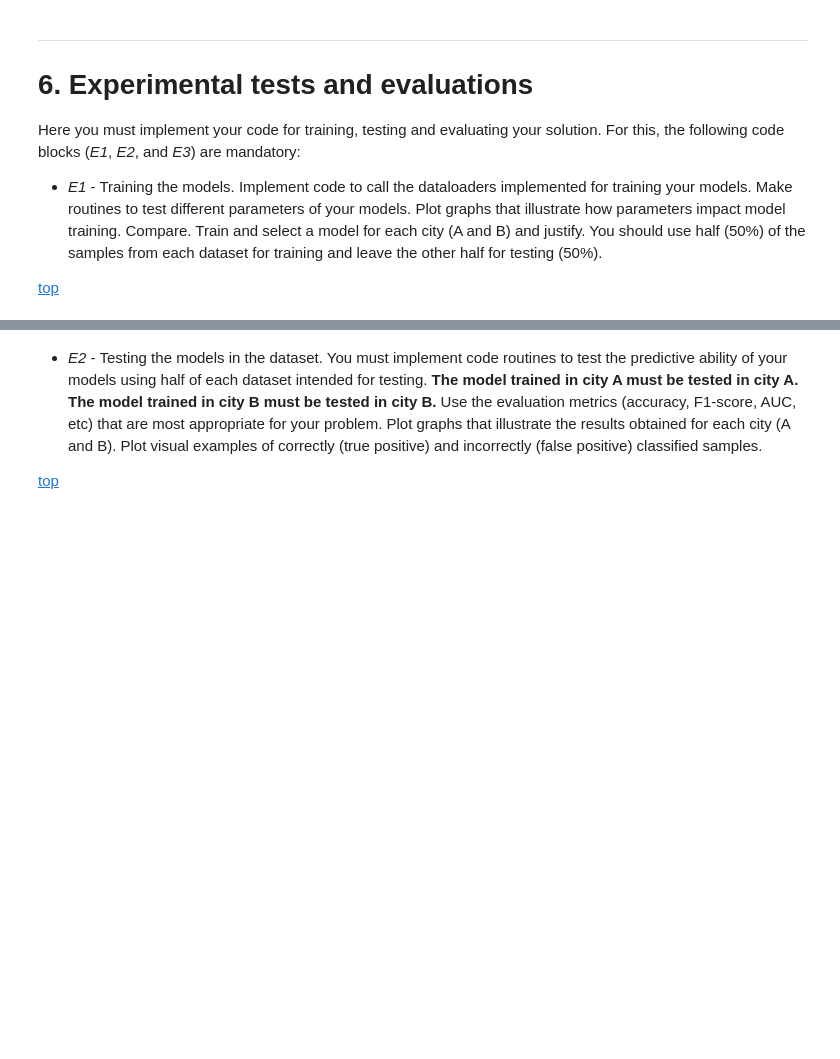
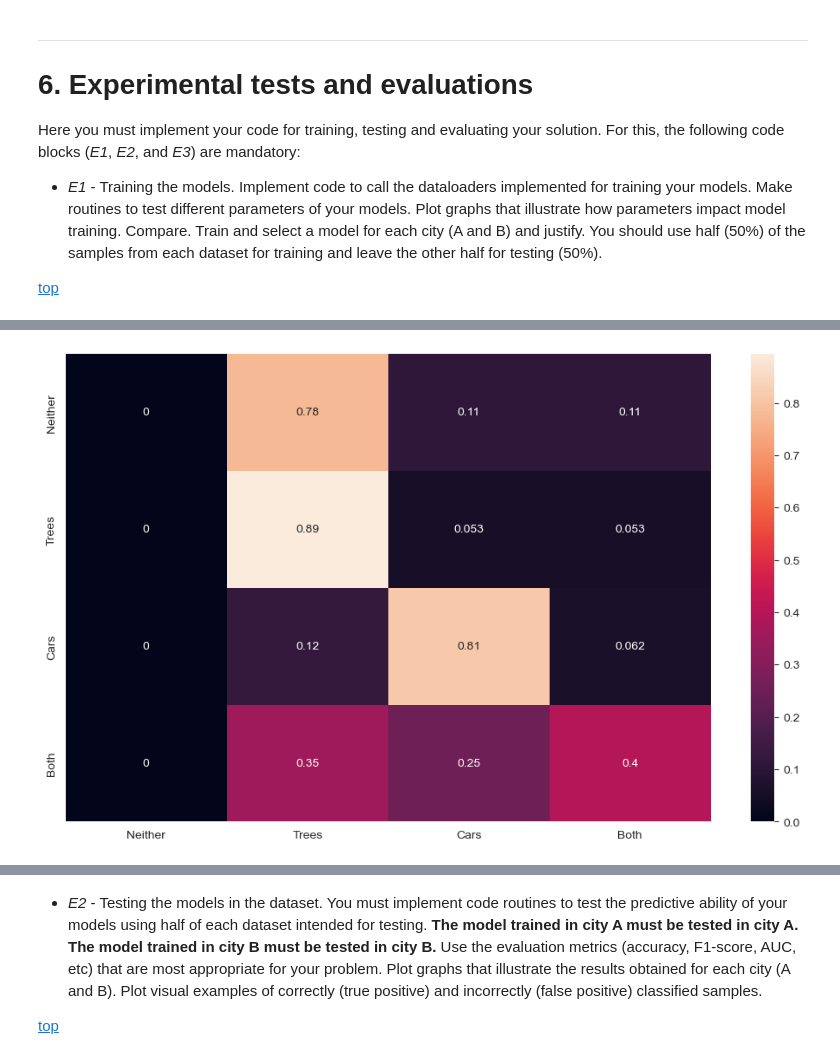
Before and after one commit to Jarlxta/CSCU9M6-ImageClassification, a Jupyter notebook: 2023_Spring_Assignment_M6.ipynb, the cells around one changed output, grey strips where cells are left out. Saved outputs shown, nothing was run; the diff lists cells and outputs as text; code cells hidden in the pictures; blank space fills up the shorter version.

```diff
--- a/2023_Spring_Assignment_M6.ipynb
+++ b/2023_Spring_Assignment_M6.ipynb
@@ -528,0 +489,4 @@ conf_matrix(stirling_model, stirling_train)
+# %%
+conf_matrix(branson_model1, branson_train)
+# %% [output]
+[figure, added]
```
Also changed, not shown: parts of 81 cells of this notebook.
